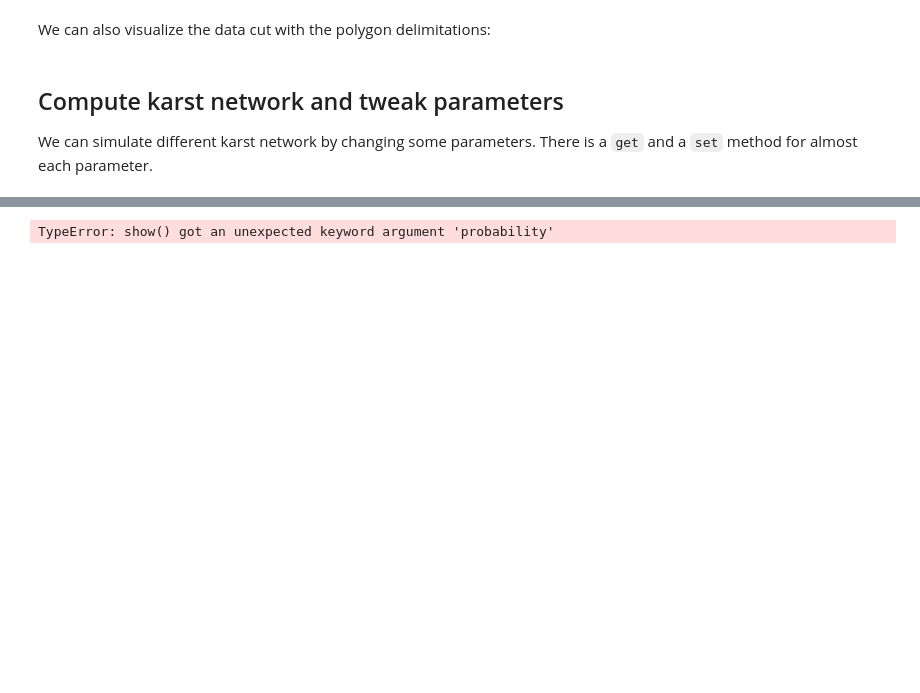
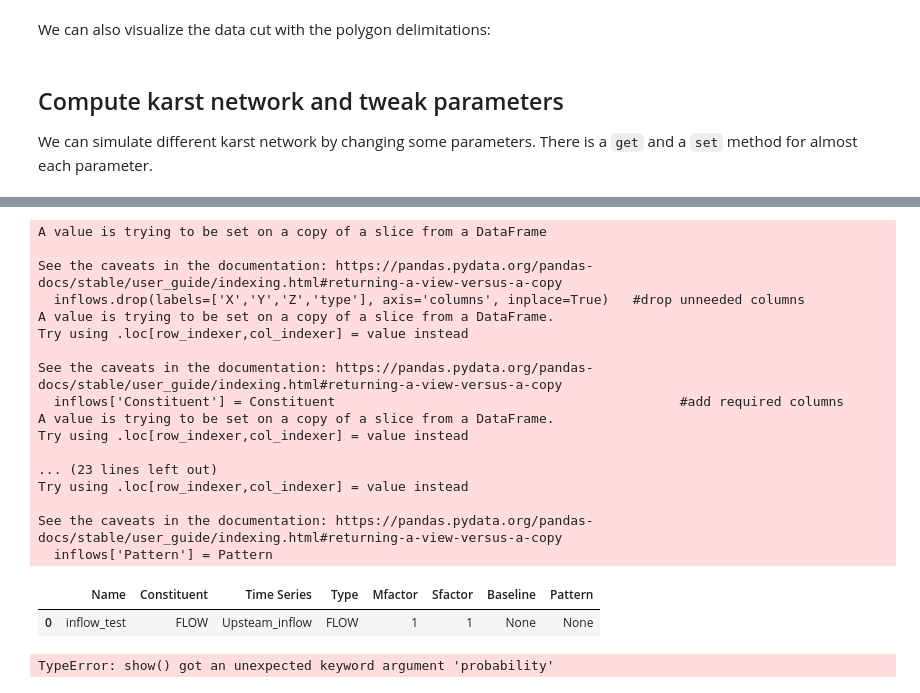
Before and after one commit to randlab/pyKasso, a Jupyter notebook: notebooks/inputs/tsanfleuron/scripts/example_02_Tsanfleuron.ipynb, the cells around one changed output, grey strips where cells are left out. Drawn from its saved outputs; the diff is of its cells as text; code cells hidden in the pictures; blank space fills up the shorter version.

```diff
--- a/notebooks/inputs/tsanfleuron/scripts/example_02_Tsanfleuron.ipynb
+++ b/notebooks/inputs/tsanfleuron/scripts/example_02_Tsanfleuron.ipynb
@@ -84,0 +98,11 @@ print(edges)
+# %%
+nodes['Z'] = [2450,1552]
+nodes['Name'] = ['inflow_test','glarey_spring']
+nodes.rename(columns = {'x':'X', 'y':'Y'}, inplace = True)
+nodes = nodes[['X','Y','Z','type','Name']]
+
+edges['Name']=['1']
+edges.rename(columns = {'inNode':'InNode', 'outNode':'OutNode'}, inplace = True)
+
+print(nodes)
+print(edges)
@@ -237,3 +250,50 @@ def sks2swmm(nodes_file, links_file, spring_file=None, dim=3, simplify=True, spr
+# %%
+#########################################################################################
+
+def set_inflows(nodes, Constituent = 'FLOW', TimeSeries='Upsteam_inflow', Type=' FLOW', Mfactor=1, Sfactor=1, Baseline = None, Pattern = None):
+
+    '''Create inflows dataframe from node data.
+    Inputs:
+    nodes:      pandas df with all nodes, and columns: X, Y, Z, type, Name. Type is either 'junction', or 'outfall'
+    *SWMMargs:  can be either a single value or a list of same length as number of inflows. See SWMM doc for details.'''
+
+    inflows  = nodes[nodes.type=='inlet']                              #split nodes into only junction-type nodes(not outfalls)
+    inflows.drop(labels=['Name','X','Y','Z','type'], axis='columns', inplace=True)   #drop unneeded columns
+    ## Find the right node
+    inflows['Constituent'] = Constituent                                            #add required columns
+    inflows['Time Series'] = TimeSeries
+    inflows['Type'] = Type
+    inflows['Mfactor'] = Mfactor
+    inflows['Sfactor'] = Sfactor
+    inflows['Baseline'] = Baseline
+    inflows['Pattern'] = Pattern
+    colnames = ['Name','Constituent','Time Series','Type','Mfactor','Sfactor','Baseline','Pattern']    #list of column names in the correct order
+    inflows = inflows.reindex(columns=colnames)                                 #reorder the column names
+
+    return inflows
+# %%
+inflows = set_inflows(nodes)
+inflows
+# %% [output]
+A value is trying to be set on a copy of a slice from a DataFrame
+
+See the caveats in the documentation: https://pandas.pydata.org/pandas-docs/stable/user_guide/indexing.html#returning-a-view-versus-a-copy
+  inflows.drop(labels=['X','Y','Z','type'], axis='columns', inplace=True)   #drop unneeded columns
+A value is trying to be set on a copy of a slice from a DataFrame.
+Try using .loc[row_indexer,col_indexer] = value instead
+
+See the caveats in the documentation: https://pandas.pydata.org/pandas-docs/stable/user_guide/indexing.html#returning-a-view-versus-a-copy
+  inflows['Constituent'] = Constituent                                            #add required columns
+A value is trying to be set on a copy of a slice from a DataFrame.
+Try using .loc[row_indexer,col_indexer] = value instead
+
+... (23 lines left out)
+Try using .loc[row_indexer,col_indexer] = value instead
+
+See the caveats in the documentation: https://pandas.pydata.org/pandas-docs/stable/user_guide/indexing.html#returning-a-view-versus-a-copy
+  inflows['Pattern'] = Pattern
+|  | Name | Constituent | Time Series | Type | Mfactor | Sfactor | Baseline | Pattern |
+| 0 | inflow_test | FLOW | Upsteam_inflow | FLOW | 1 | 1 | None | None |
 # %%
 tsanfleuron.show( data = tsanfleuron.karst_simulations[-1], title="bidule", probability=True)
 # %% [output]
```
Also changed, not shown: parts of 9 cells of this notebook, 9 other files.
